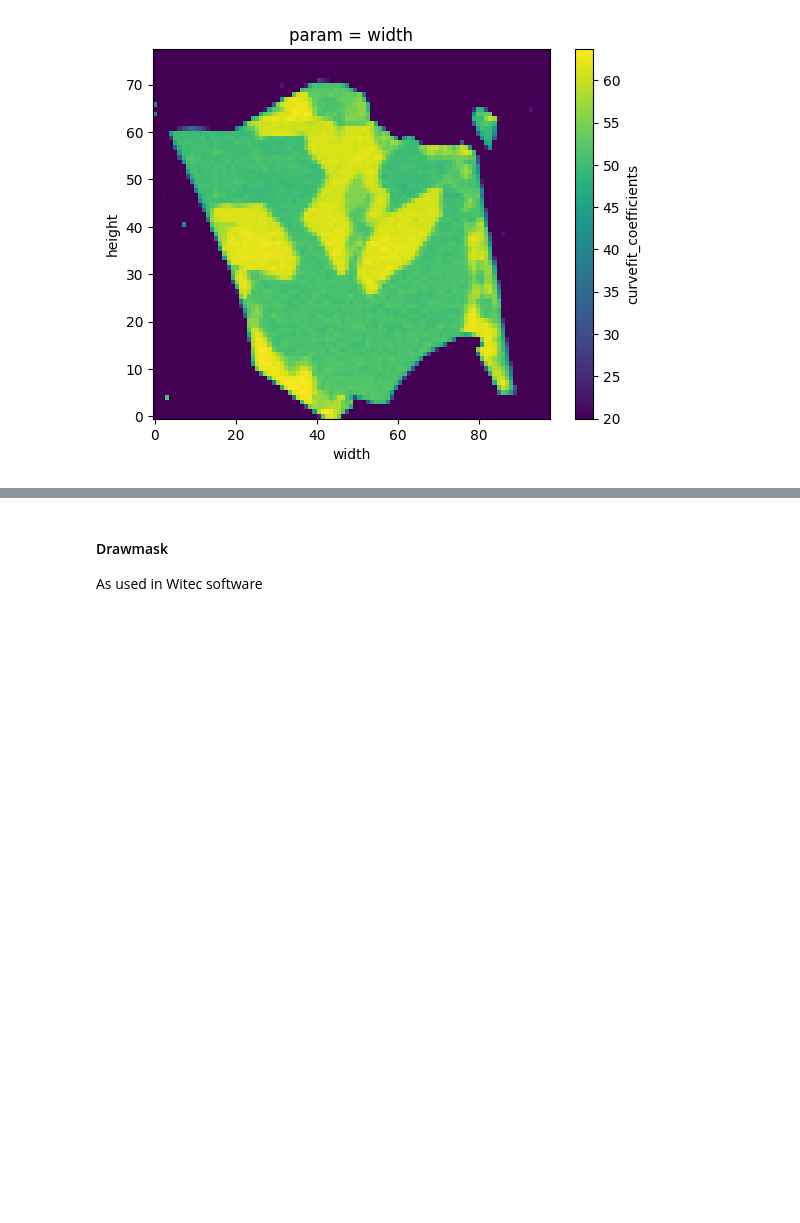
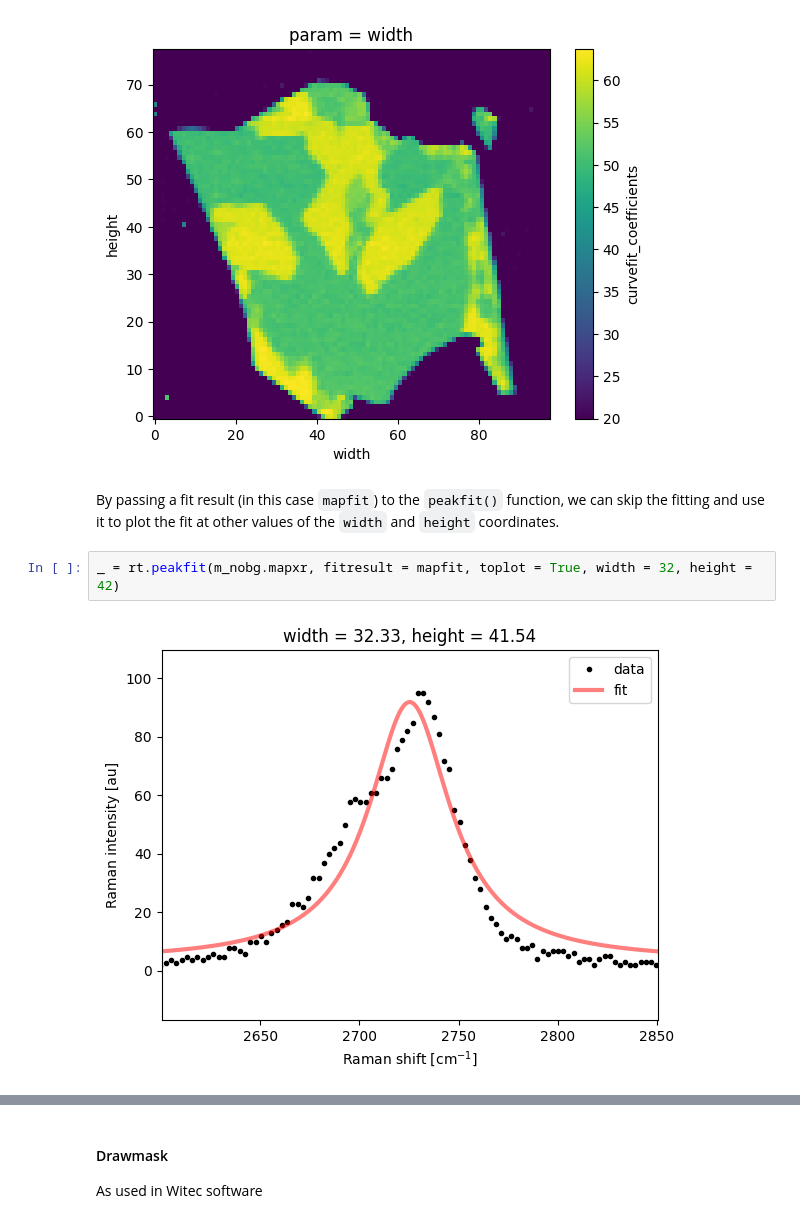
Before and after one commit to zrbyte/ramantools, a Jupyter notebook: ramantools tutorial.ipynb, the cells around one changed output, grey strips where cells are left out. Drawn from its saved outputs; the diff is of its cells as text; blank space fills up the shorter version.

Commit message:
update peakfit with param `fitresult`. Update docs

```diff
--- a/ramantools tutorial.ipynb
+++ b/ramantools tutorial.ipynb
@@ -511,3 +509,9 @@ mapfit['curvefit_coefficients'].sel(param = 'width').plot()
 # %% [output]
 <matplotlib.collections.QuadMesh at 0x...>
 [figure]
+# %% [markdown]
+By passing a fit result (in this case `mapfit`) to the `peakfit()` function, we can skip the fitting and use it to plot the fit at other values of the `width` and `height` coordinates.
+# %%
+_ = rt.peakfit(m_nobg.mapxr, fitresult = mapfit, toplot = True, width = 32, height = 42)
+# %% [output]
+[figure, added]
```
Also changed, not shown: parts of 2 cells of this notebook, 1 other file.
